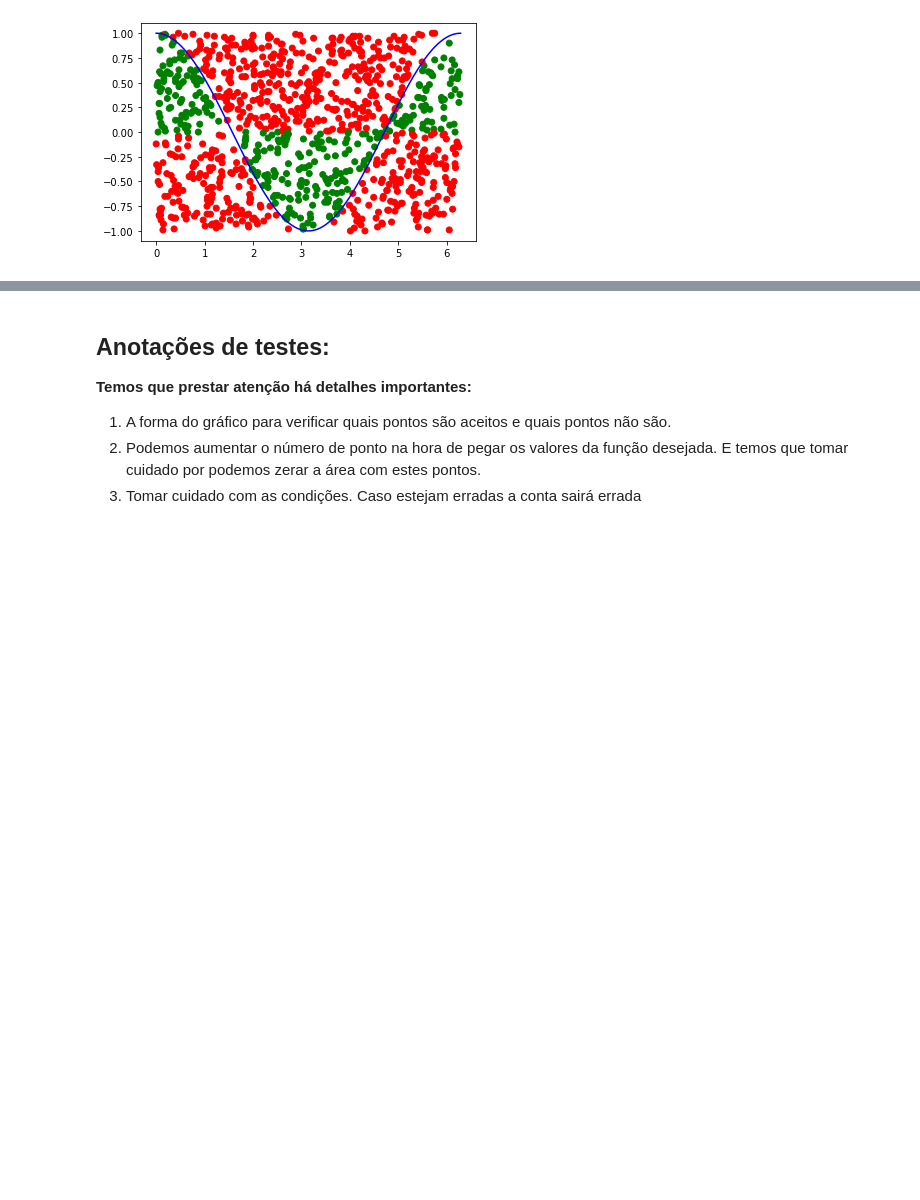
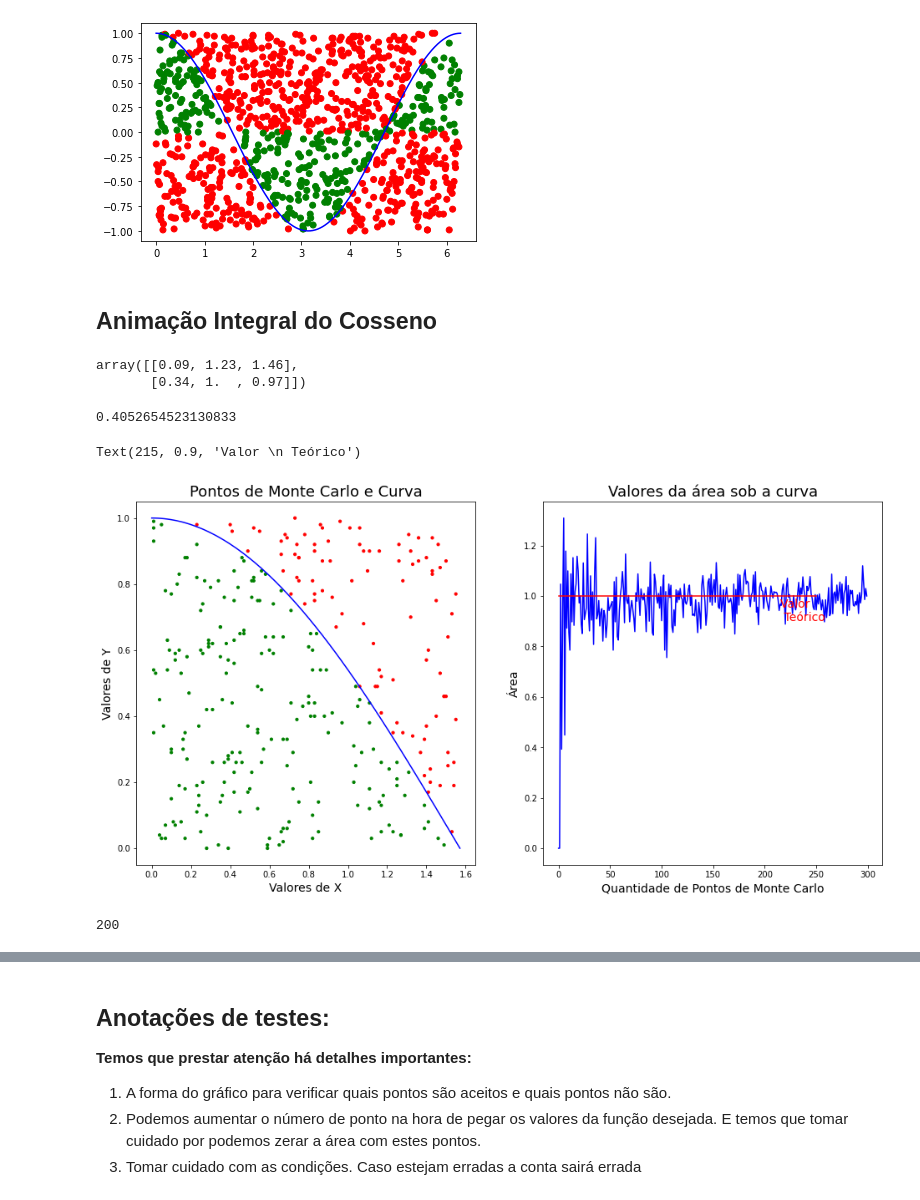
Before and after one commit to KaueAbbe/Fisica_Estatistica, a Jupyter notebook: Estudos_Monte_Carlo.ipynb, the cells around one changed output, grey strips where cells are left out. Drawn from its saved outputs; the diff is of its cells as text; code cells hidden in the pictures; blank space fills up the shorter version.

```diff
--- a/Estudos_Monte_Carlo.ipynb
+++ b/Estudos_Monte_Carlo.ipynb
@@ -91,3 +93,5 @@ plt.plot(x,f(x), color = 'blue')
 # %% [output]
 [<matplotlib.lines.Line2D at 0x...>]
 [figure]
+# %% [markdown]
+## Animação Integral do Cosseno
@@ -93,0 +134,38 @@ plt.plot(x,f(x), color = 'blue')
+# %%
+Val_NR = np.array(Val_Nr[3]).T
+Val_NR
+# %% [output]
+array([[0.09, 1.23, 1.46],
+       [0.34, 1.  , 0.97]])
+# %%
+int_list[200]
+# %% [output]
+0.4052654523130833
+# %%
+idx = 300
+fig, ax = plt.subplots(nrows = 1, ncols = 2,figsize = (16,8))
+#plt.xlim(-0.1,6.1)
+#plt.ylim(-1.1,1.1)
+ax[0].scatter(np.array(Val_Nr[idx]).T[0],np.array(Val_Nr[idx]).T[1], marker = 'o', c = Val_cor[idx], s = 10)
+ax[0].plot(x,f(x), color = 'blue')
+
+
+ax[1].plot(range(0,N)[:idx],int_list[:idx], c = 'blue')
+ax[1].plot(np.linspace(0,250),[I2[0] for x in np.linspace(0,250)],c = 'red')
+
+#Virula do Gráficos
+ax[0].set_title('Pontos de Monte Carlo e Curva', fontsize = 18)
+ax[0].set_xlabel('Valores de X', fontsize = 14)
+ax[0].set_ylabel('Valores de Y', fontsize = 14)
+
+ax[1].set_title('Valores da área sob a curva', fontsize = 18)
+ax[1].set_xlabel('Quantidade de Pontos de Monte Carlo', fontsize = 14)
+ax[1].set_ylabel('Área', fontsize = 14)
+plt.text(215, 0.9,'Valor \n Teórico', fontsize = 14, c = 'red')
+# %% [output]
+Text(215, 0.9, 'Valor \n Teórico')
+[figure, added]
+# %%
+len(int_list)
+# %% [output]
+200
```
Also changed, not shown: parts of 6 cells of this notebook.
